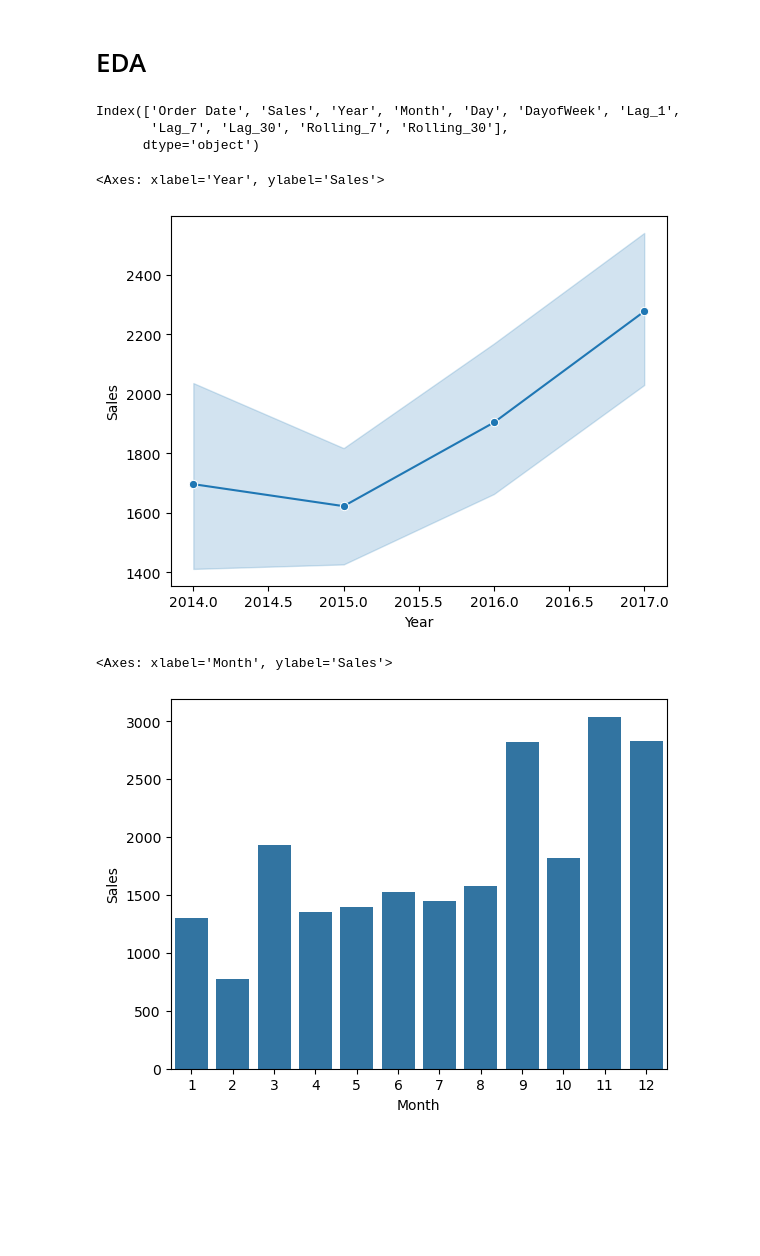
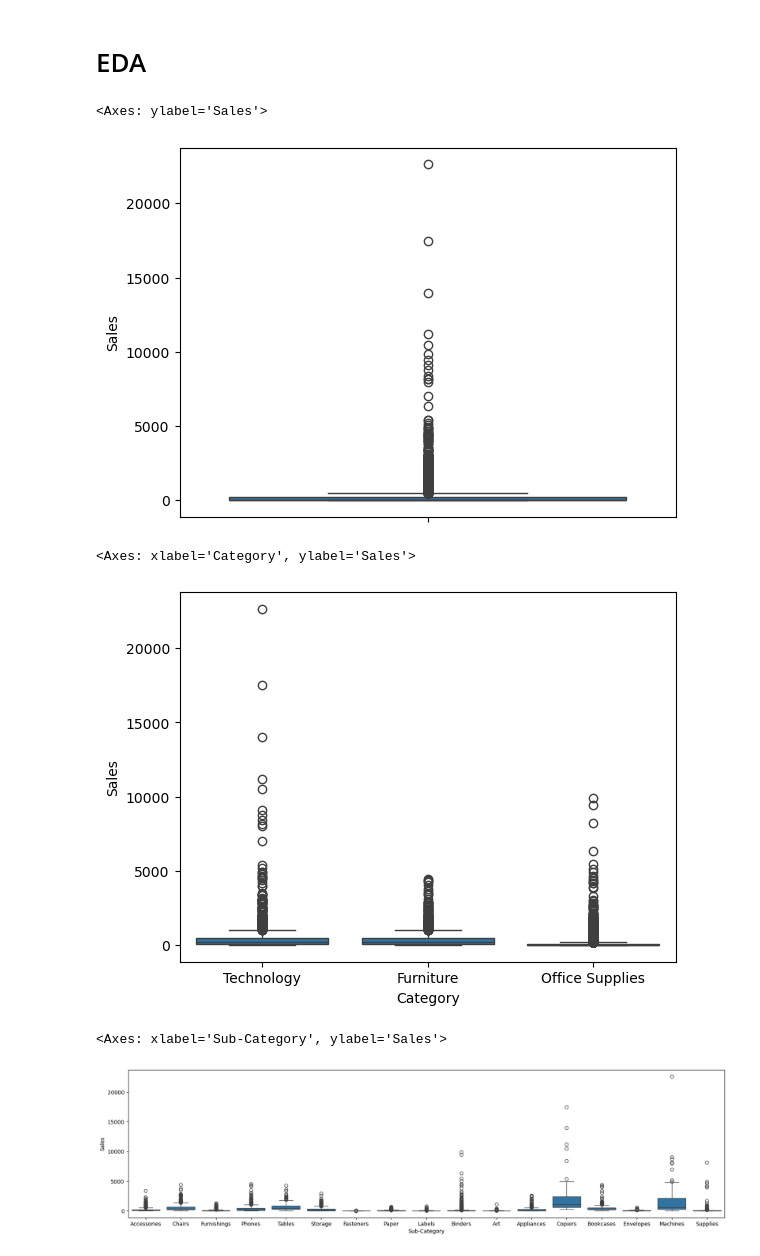
Before and after one commit to ayushporwal2006/FUTURE_ML_01, a Jupyter notebook: Task_1.ipynb, the cells around one changed output. Saved outputs shown, nothing was run; the diff lists cells and outputs as text; code cells hidden in the pictures; blank space fills up the shorter version.

```diff
--- a/Task_1.ipynb
+++ b/Task_1.ipynb
@@ -7,8 +8,8 @@ df = pd.read_csv("Superstore.csv")
 print(df.info())
 df =df.drop(columns=["Row ID","Customer ID","Customer Name","Product ID","Product Name","Postal Code","Order ID"]
            )
-df["Order Date"] = pd.to_datetime(df["Order Date"])
-df["Ship Date"] = pd.to_datetime(df["Ship Date"])
+df["Order Date"] = pd.to_datetime(df["Order Date"],dayfirst= True)
+df["Ship Date"] = pd.to_datetime(df["Ship Date"], dayfirst= True)
 df["Ship Mode"].unique()
 # %% [output]
 <class 'pandas.core.frame.DataFrame'>
@@ -37,24 +38,11 @@ df["Month"] = df["Order Date"].dt.month
 df["Day"] = df["Order Date"].dt.day
 df["DayofWeek"] = df["Order Date"].dt.dayofweek
 # %%
-# Aggregation of data
-daily_sales = df.groupby("Order Date")["Sales"].sum().reset_index()
-# daily_sales = df.groupby("Order Date")["Sales"].sum().reset_index()
-daily_sales = daily_sales.sort_values("Order Date")
 
-daily_sales["Year"] = daily_sales["Order Date"].dt.year
-daily_sales["Month"] = daily_sales["Order Date"].dt.month
-daily_sales["Day"] = daily_sales["Order Date"].dt.day
-daily_sales["DayofWeek"] = daily_sales["Order Date"].dt.dayofweek
-# Adding lag feature
-daily_sales["Lag_1"] = daily_sales["Sales"].shift(1)
-daily_sales["Lag_7"] = daily_sales["Sales"].shift(7)
-daily_sales["Lag_30"] = daily_sales["Sales"].shift(30)
-daily_sales = daily_sales.dropna()
-df1 = pd.DataFrame(daily_sales)
+df["profit_margin"] = df["Profit"] / (df["Sales"] + 1)
 
-# Rolling Average Calculation
-df1["Rolling_7"] = df1["Sales"].rolling(window=7).mean()
-df1["Rolling_30"] = df1["Sales"].rolling(window=30).mean()
+df["discount_quantity"] = df["Discount"] * df["Quantity"]
 
-df1.head(20)
+df = df.sort_values("Order Date")
+df = df.dropna().reset_index(drop=True)
+df = df.drop(columns=["Country","City","State","Year","Ship Date","Ship Mode", "Segment"])
@@ -131,30 +94,31 @@ df1
 # %% [markdown]
 # EDA
 # %%
-df1.columns
+sns.boxplot(
+    y = df["Sales"]
+)
 # %% [output]
-Index(['Order Date', 'Sales', 'Year', 'Month', 'Day', 'DayofWeek', 'Lag_1',
-       'Lag_7', 'Lag_30', 'Rolling_7', 'Rolling_30'],
-      dtype='object')
+<Axes: ylabel='Sales'>
+[figure, added]
 # %%
-sns.lineplot(
-    data = df1,
-    x = "Year",
-    y= "Sales",
-    marker="o",
+sns.boxplot(
+    data = df,
+    x= "Category",
+    y = "Sales"
 )
-# sale is drecreasing from 2014-2015 lowest at 2015
-# 2015-2017 sale is increasing , highest in 2017
+# Mostly sales are from Technology category thus have high demand of tech products
 # %% [output]
-<Axes: xlabel='Year', ylabel='Sales'>
+<Axes: xlabel='Category', ylabel='Sales'>
-[figure, old version]
+[figure, new version]
 # %%
-sns.barplot(
-    data = df1,
-    x = "Month",
+plt.figure(figsize=(20,5))
+sns.boxplot(
+    data = df,
+    x = "Sub-Category",
     y = "Sales",
-    errorbar = None
+
 )
+# copier has highest demand while machines also have demand with sudden spike
 # %% [output]
-<Axes: xlabel='Month', ylabel='Sales'>
+<Axes: xlabel='Sub-Category', ylabel='Sales'>
-[figure, old version]
+[figure, new version]
```
Also changed, not shown: parts of 27 cells of this notebook.
